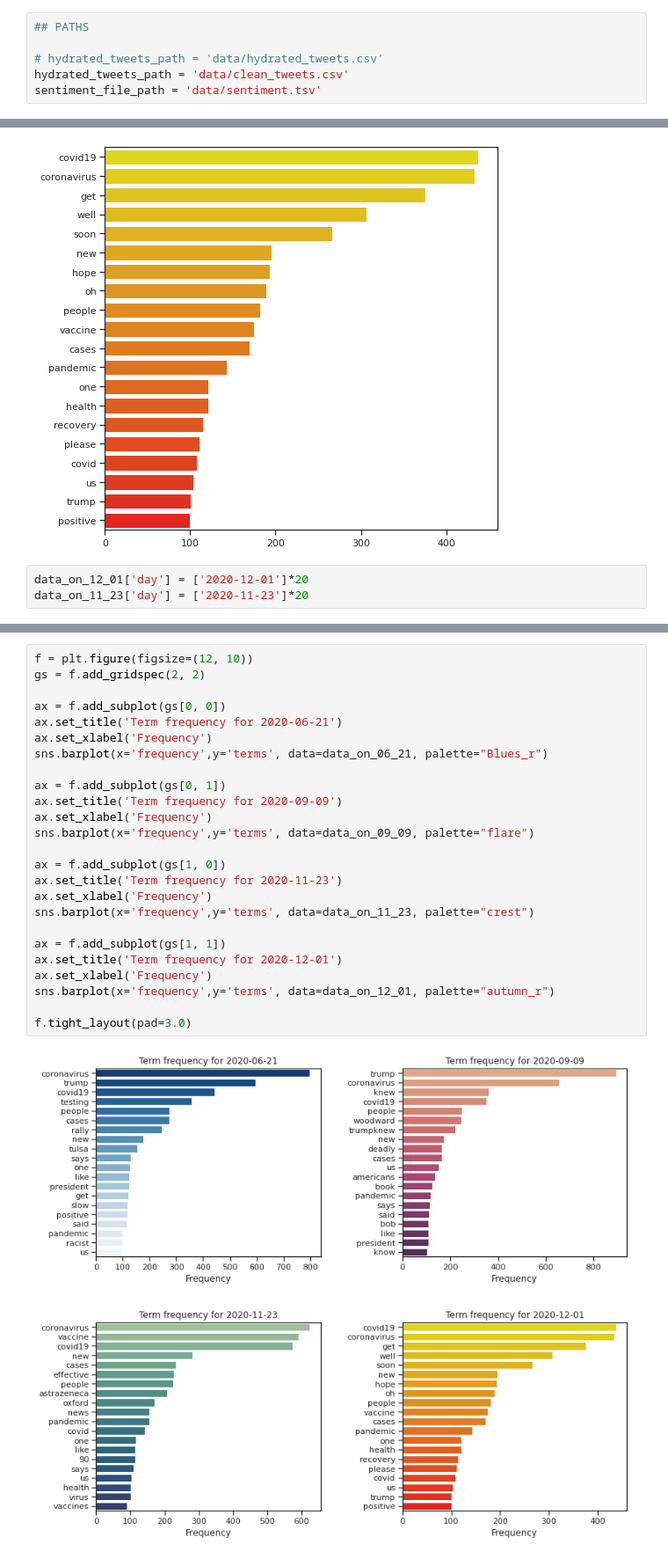
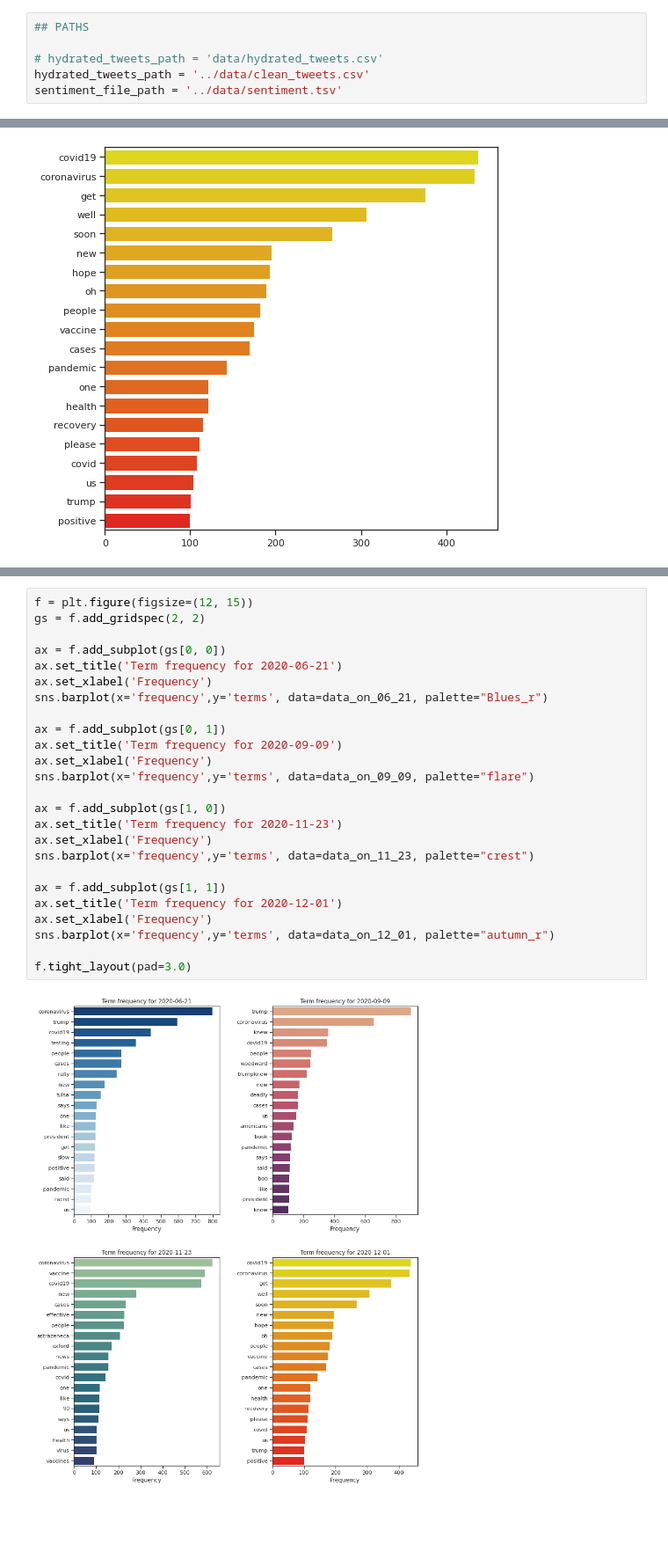
Before and after one commit to rafaelmag110/bert-twitter, a Jupyter notebook: Notebooks/Covid19_sentiment_EDA.ipynb, the cells around one changed output, grey strips where cells are left out. Shown: that part at 88% size. Saved outputs shown, nothing was run; the diff lists cells and outputs as text; blank space fills up the shorter version.

```diff
--- a/Notebooks/Covid19_sentiment_EDA.ipynb
+++ b/Notebooks/Covid19_sentiment_EDA.ipynb
@@ -55,8 +57,8 @@ def get_random_sample_by_category(tweet_set, category, nrsamples):
 ## PATHS
 
 # hydrated_tweets_path = 'data/hydrated_tweets.csv'
-hydrated_tweets_path = 'data/clean_tweets.csv'
-sentiment_file_path = 'data/sentiment.tsv'
+hydrated_tweets_path = '../data/clean_tweets.csv'
+sentiment_file_path = '../data/sentiment.tsv'
 # %%
 df_tweets = pd.read_csv(hydrated_tweets_path,
                         header=0,
@@ -822,6 +693,3 @@ sns.barplot(x='frequency',y='terms', data=data_on_12_01, palette="autumn_r")
 Done 0
 <AxesSubplot:>
 [figure]
-# %%
-data_on_12_01['day'] = ['2020-12-01']*20
-data_on_11_23['day'] = ['2020-11-23']*20
@@ -833,30 +696,30 @@ df_for_image = pd.concat([df_on_12_01, df_on_11_23])
 # %%
-f = plt.figure(figsize=(12, 10))
+f = plt.figure(figsize=(12, 15))
 gs = f.add_gridspec(2, 2)
 
 ax = f.add_subplot(gs[0, 0])
 ax.set_title('Term frequency for 2020-06-21')
 ax.set_xlabel('Frequency')
 sns.barplot(x='frequency',y='terms', data=data_on_06_21, palette="Blues_r")
 
 ax = f.add_subplot(gs[0, 1])
 ax.set_title('Term frequency for 2020-09-09')
 ax.set_xlabel('Frequency')
 sns.barplot(x='frequency',y='terms', data=data_on_09_09, palette="flare")
 
 ax = f.add_subplot(gs[1, 0])
 ax.set_title('Term frequency for 2020-11-23')
 ax.set_xlabel('Frequency')
 sns.barplot(x='frequency',y='terms', data=data_on_11_23, palette="crest")
 
 ax = f.add_subplot(gs[1, 1])
 ax.set_title('Term frequency for 2020-12-01')
 ax.set_xlabel('Frequency')
 sns.barplot(x='frequency',y='terms', data=data_on_12_01, palette="autumn_r")
 
 f.tight_layout(pad=3.0)
 # %% [output]
-[figure, old version]
+[figure, new version]
 # %% [markdown]
 # check trump correlation with observed spikes
 
```
Also changed, not shown: parts of 20 cells of this notebook.
